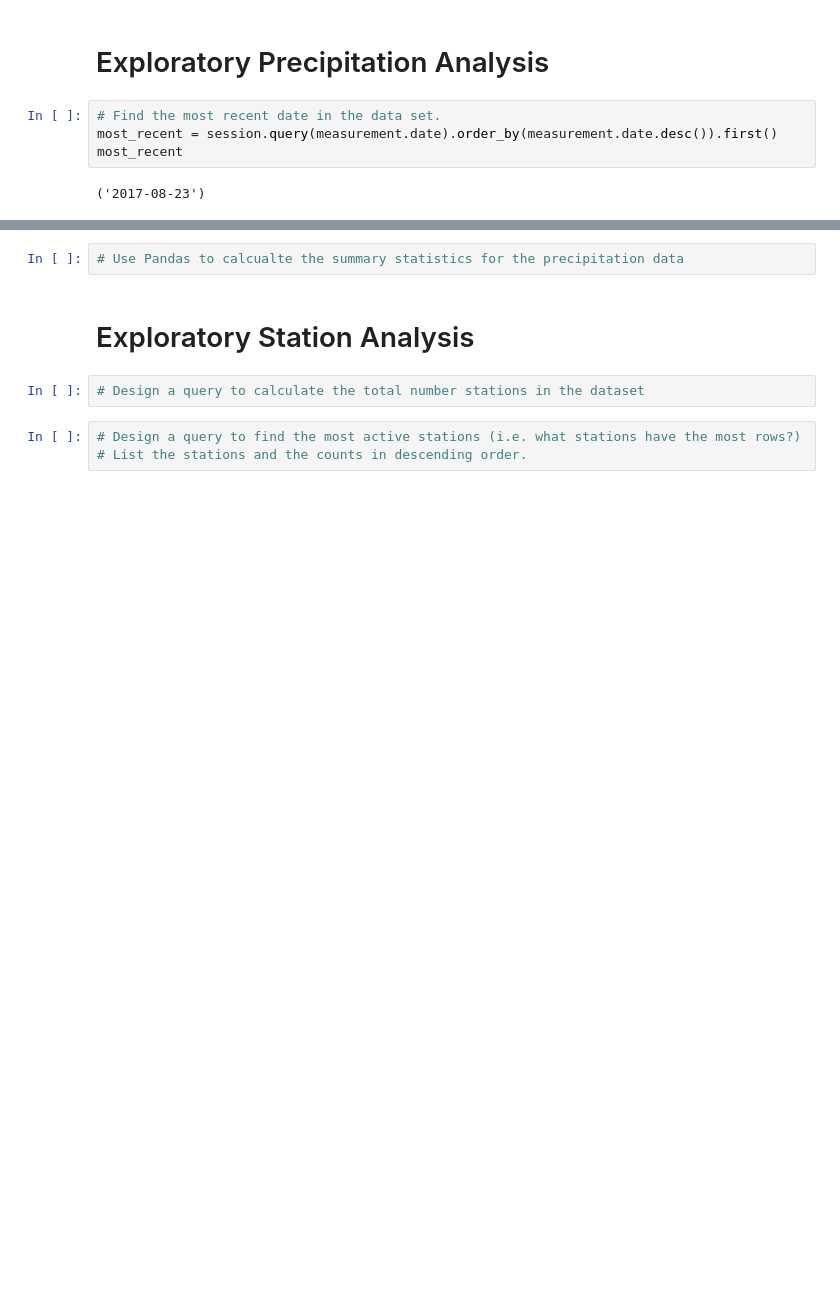
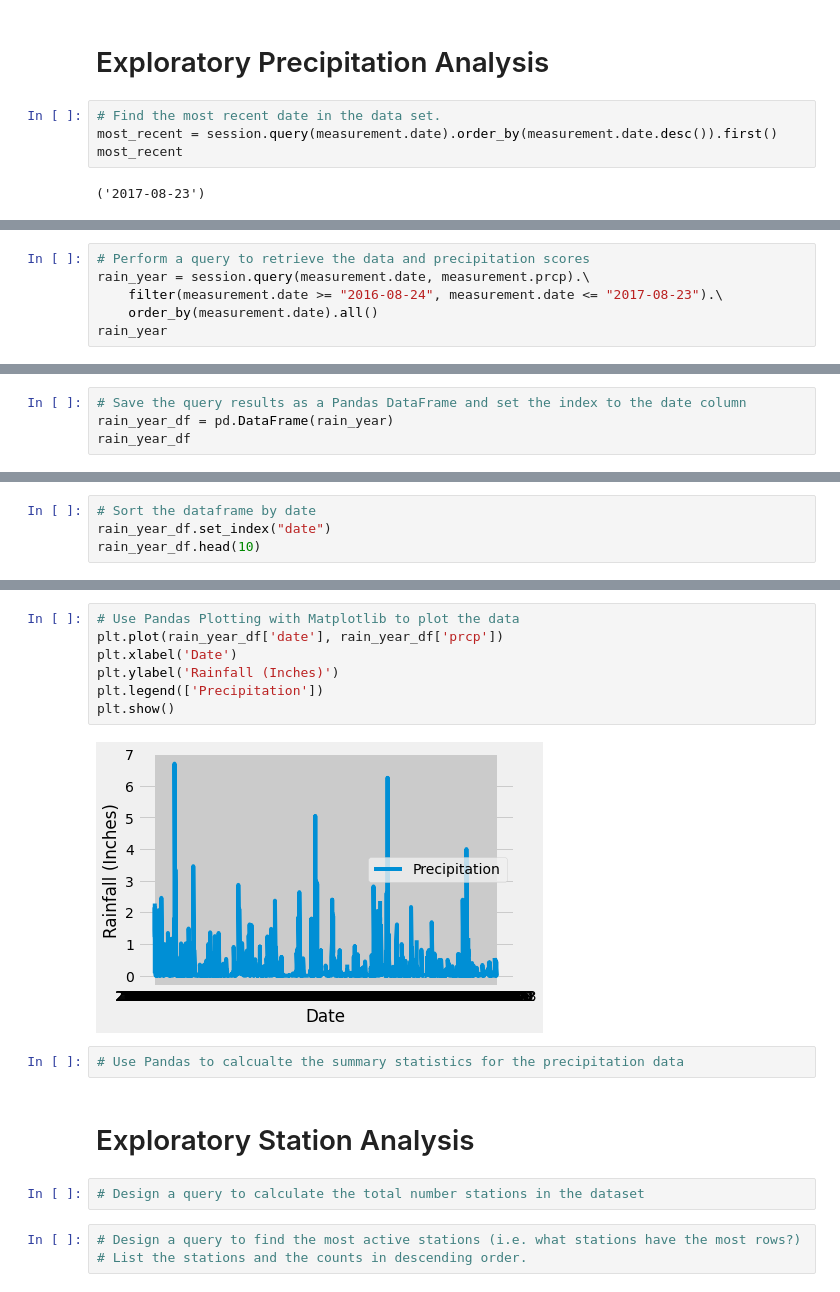
Before and after one commit to kyle125t/sqlalchemy-challenge, a Jupyter notebook: Instructions/climate_starter.ipynb, the cells around one changed output, grey strips where cells are left out. Saved outputs shown, nothing was run; the diff lists cells and outputs as text; blank space fills up the shorter version.

```diff
--- a/Instructions/climate_starter.ipynb
+++ b/Instructions/climate_starter.ipynb
@@ -69,0 +113,6 @@ print(twelve_months)
+# %%
+# Perform a query to retrieve the data and precipitation scores
+rain_year = session.query(measurement.date, measurement.prcp).\
+    filter(measurement.date >= "2016-08-24", measurement.date <= "2017-08-23").\
+    order_by(measurement.date).all()
+rain_year
@@ -69,0 +137,4 @@ print(twelve_months)
+# %%
+# Save the query results as a Pandas DataFrame and set the index to the date column
+rain_year_df = pd.DataFrame(rain_year)
+rain_year_df
@@ -69,0 +155,4 @@ print(twelve_months)
+# %%
+# Sort the dataframe by date
+rain_year_df.set_index("date")
+rain_year_df.head(10)
@@ -70,3 +171,12 @@ print(twelve_months)
+# %%
+# Use Pandas Plotting with Matplotlib to plot the data
+plt.plot(rain_year_df['date'], rain_year_df['prcp'])
+plt.xlabel('Date')
+plt.ylabel('Rainfall (Inches)')
+plt.legend(['Precipitation'])
+plt.show()
+# %% [output]
+[figure, added]
 # %%
 # Use Pandas to calcualte the summary statistics for the precipitation data
 # %% [markdown]
```
Also changed, not shown: parts of 11 cells of this notebook.
